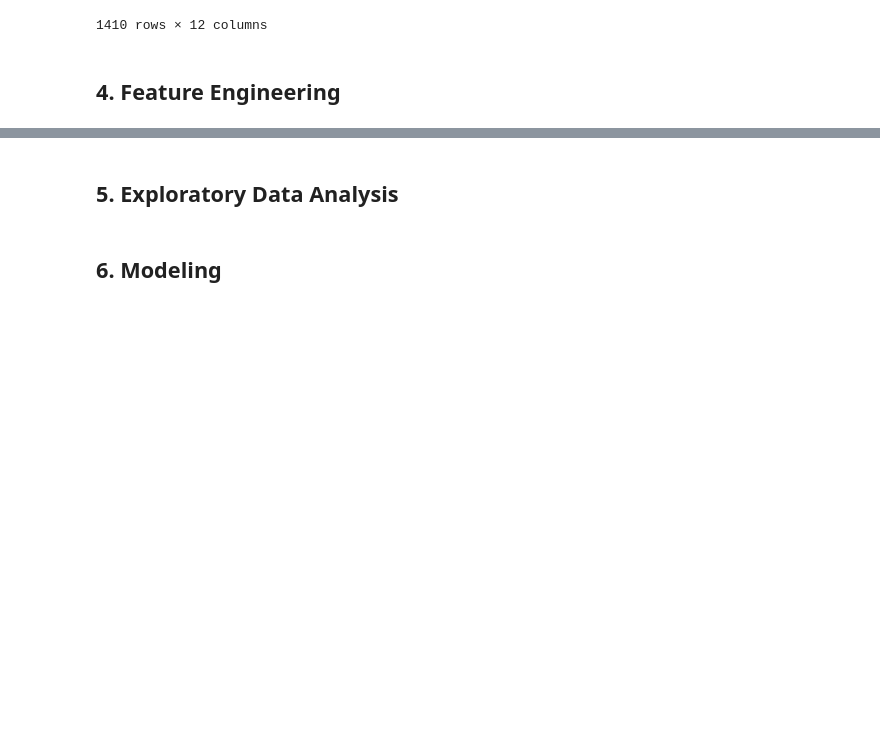
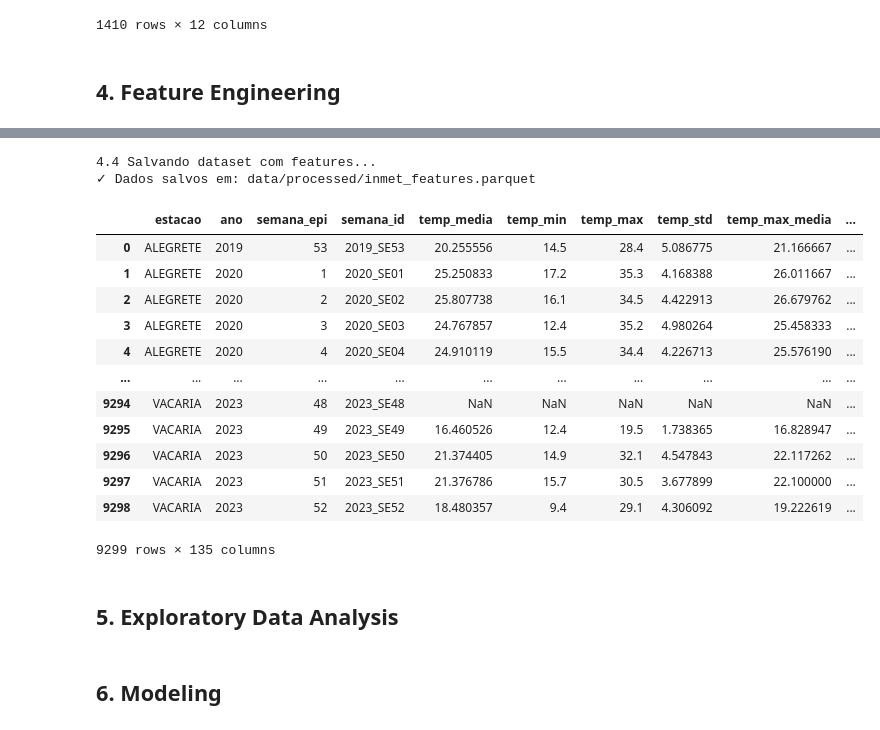
Before and after one commit to gabrielacmacc/cd-trabfinal, a Jupyter notebook: notebooks/dengue.ipynb, the cells around one changed output, grey strips where cells are left out. Saved outputs shown, nothing was run; the diff lists cells and outputs as text; code cells hidden in the pictures; blank space fills up the shorter version.

```diff
--- a/notebooks/dengue.ipynb
+++ b/notebooks/dengue.ipynb
@@ -431,0 +444,10 @@ save_transformed_data(snis_combined, 'snis_combined')
+# %%
+# 4.2  Feature Engineering nos dados INMET
+
+inmet_features = feature_engineering_pipeline(
+    inmet_weekly,
+    create_lags=True,
+    create_rolling=True,
+    create_extremes=True,
+    create_temporal=True
+)
@@ -432,3 +483,23 @@ save_transformed_data(snis_combined, 'snis_combined')
+# %%
+print("\n4.4 Salvando dataset com features...")
+from src.data.transform import save_transformed_data
+save_transformed_data(inmet_features, 'inmet_features')
+# %% [output]
+4.4 Salvando dataset com features...
+✓ Dados salvos em: data/processed/inmet_features.parquet
+|  | estacao | ano | semana_epi | semana_id | temp_media | temp_min | temp_max | temp_std | temp_max_media | ... |
+| 0 | ALEGRETE | 2019 | 53 | 2019_SE53 | 20.255556 | 14.5 | 28.4 | 5.086775 | 21.166667 | ... |
+| 1 | ALEGRETE | 2020 | 1 | 2020_SE01 | 25.250833 | 17.2 | 35.3 | 4.168388 | 26.011667 | ... |
+| 2 | ALEGRETE | 2020 | 2 | 2020_SE02 | 25.807738 | 16.1 | 34.5 | 4.422913 | 26.679762 | ... |
+| 3 | ALEGRETE | 2020 | 3 | 2020_SE03 | 24.767857 | 12.4 | 35.2 | 4.980264 | 25.458333 | ... |
+| 4 | ALEGRETE | 2020 | 4 | 2020_SE04 | 24.910119 | 15.5 | 34.4 | 4.226713 | 25.576190 | ... |
+| ... | ... | ... | ... | ... | ... | ... | ... | ... | ... | ... |
+| 9294 | VACARIA | 2023 | 48 | 2023_SE48 | NaN | NaN | NaN | NaN | NaN | ... |
+| 9295 | VACARIA | 2023 | 49 | 2023_SE49 | 16.460526 | 12.4 | 19.5 | 1.738365 | 16.828947 | ... |
+| 9296 | VACARIA | 2023 | 50 | 2023_SE50 | 21.374405 | 14.9 | 32.1 | 4.547843 | 22.117262 | ... |
+| 9297 | VACARIA | 2023 | 51 | 2023_SE51 | 21.376786 | 15.7 | 30.5 | 3.677899 | 22.100000 | ... |
+| 9298 | VACARIA | 2023 | 52 | 2023_SE52 | 18.480357 | 9.4 | 29.1 | 4.306092 | 19.222619 | ... |
+9299 rows × 135 columns
 # %% [markdown]
 ## 5. Exploratory Data Analysis
 # %% [markdown]
```
Also changed, not shown: parts of 3 cells of this notebook, 2 other files.
